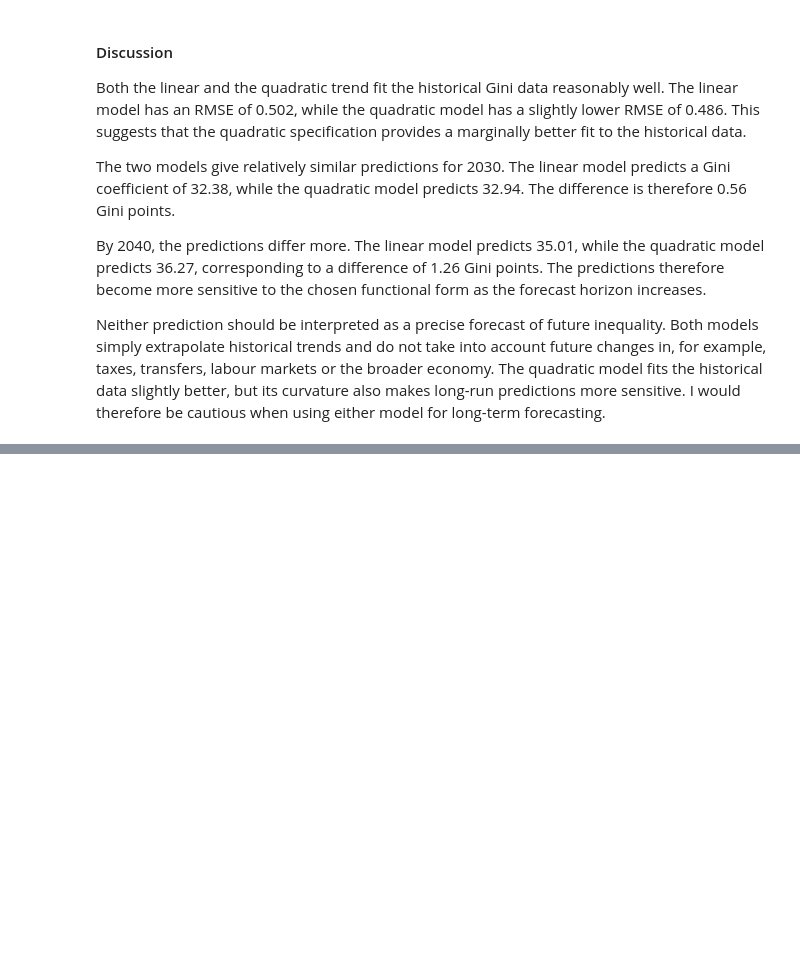
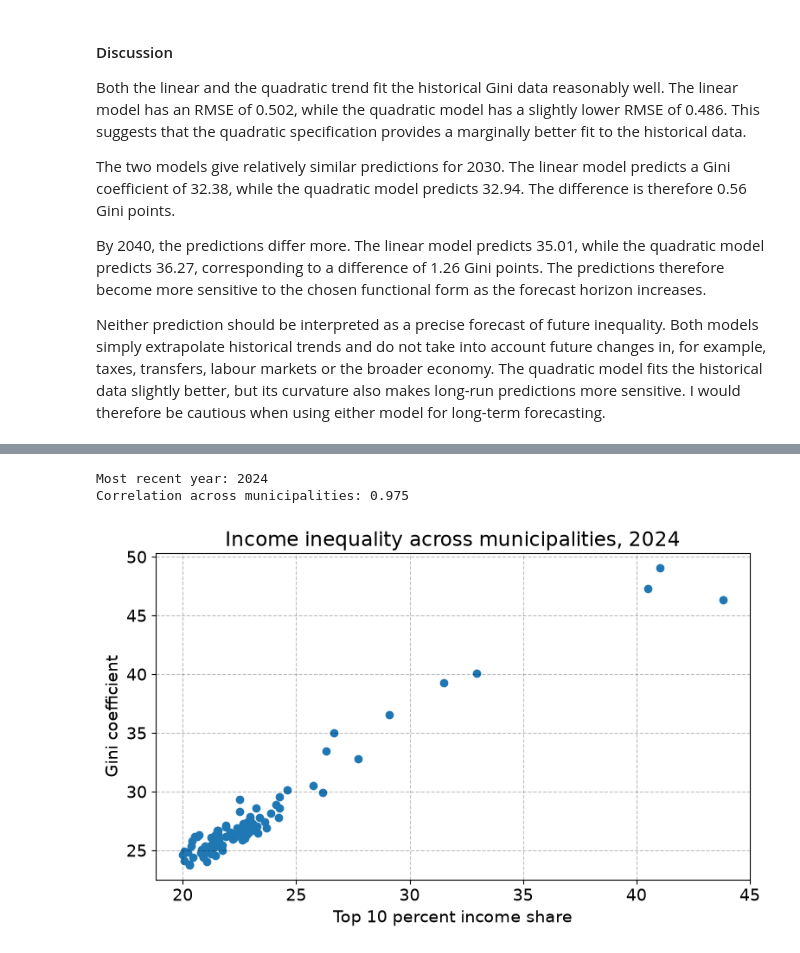
Before and after one commit to OttoBengtson/programming-for-economists, a Jupyter notebook: Data_Project_Version_1.ipynb, the cells around one changed output, grey strips where cells are left out. Saved outputs shown, nothing was run; the diff lists cells and outputs as text; code cells hidden in the pictures; blank space fills up the shorter version.

```diff
--- a/Data_Project_Version_1.ipynb
+++ b/Data_Project_Version_1.ipynb
@@ -693,0 +904,13 @@ either model for long-term forecasting.
+# %%
+# f. merge municipality-level inequality measures
+
+# a. merge Gini coefficient and top 10 percent share
+inequality_municipalities = pd.merge(
+    gini_municipalities,
+    top10_municipalities,
+    on=['municipality', 'year'],
+    how='inner'
+)
+
+# b. show first observations
+inequality_municipalities.head()
@@ -693,0 +924,51 @@ either model for long-term forecasting.
+# %%
+# g. calculate correlation across municipalities
+
+# a. find the most recent year
+latest_year = inequality_municipalities['year'].max()
+
+# b. select observations from the most recent year
+I = inequality_municipalities['year'] == latest_year
+
+inequality_latest = (
+    inequality_municipalities
+    .loc[I]
+    .copy()
+)
+
+# c. calculate correlation across municipalities
+corr_municipalities = inequality_latest['gini'].corr(
+    inequality_latest['top10_share']
+)
+
+# d. print result
+print(f'Most recent year: {latest_year}')
+print(
+    f'Correlation across municipalities: '
+    f'{corr_municipalities:.3f}'
+)
+# %% [output]
+Most recent year: 2024
+Correlation across municipalities: 0.975
+# %%
+# h. plot Gini coefficient against top 10 percent share
+
+fig = plt.figure(figsize=(8,5))
+ax = fig.add_subplot(1,1,1)
+
+# a. scatter plot
+ax.scatter(
+    inequality_latest['top10_share'],
+    inequality_latest['gini']
+)
+
+# b. labels
+ax.set_title(
+    f'Income inequality across municipalities, {latest_year}'
+)
+ax.set_xlabel('Top 10 percent income share')
+ax.set_ylabel('Gini coefficient')
+
+fig.tight_layout()
+# %% [output]
+[figure, added]
```
Also changed, not shown: parts of 16 cells of this notebook.
